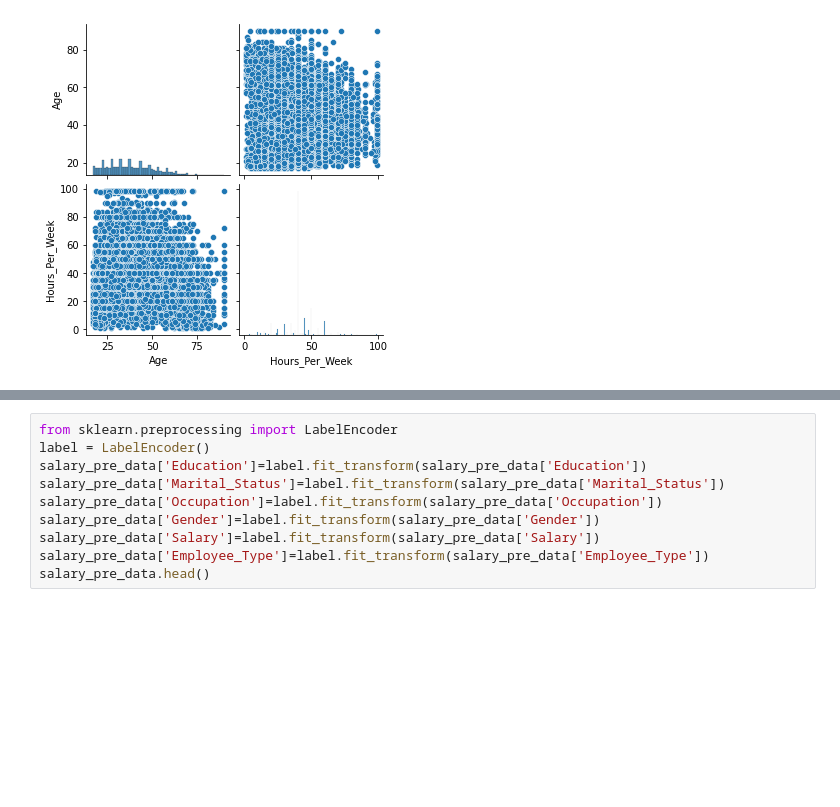
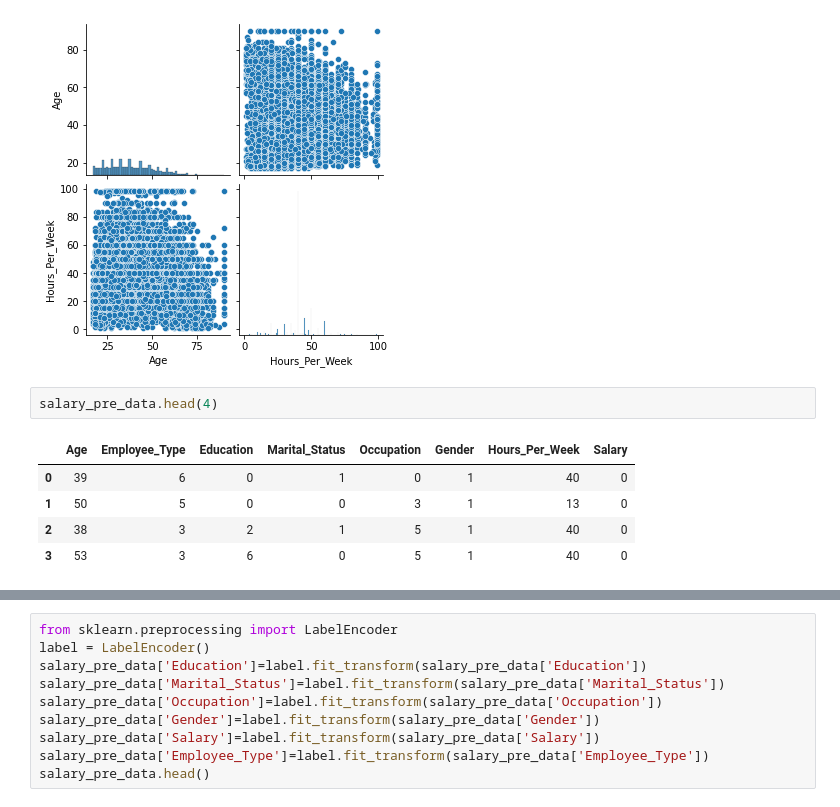
Before and after one commit to Viru9029/Salary-Price-Prediction, a Jupyter notebook: Salary_Prediction_Model_Classification.ipynb, the cells around one changed output, grey strips where cells are left out. Saved outputs shown, nothing was run; the diff lists cells and outputs as text; blank space fills up the shorter version.

```diff
--- a/Salary_Prediction_Model_Classification.ipynb
+++ b/Salary_Prediction_Model_Classification.ipynb
@@ -518,3 +526,11 @@ sns.pairplot(salary_pre_data)
 plt.show()
 # %% [output]
 [figure]
+# %%
+salary_pre_data.head(4)
+# %% [output]
+|  | Age | Employee_Type | Education | Marital_Status | Occupation | Gender | Hours_Per_Week | Salary |
+| 0 | 39 | 6 | 0 | 1 | 0 | 1 | 40 | 0 |
+| 1 | 50 | 5 | 0 | 0 | 3 | 1 | 13 | 0 |
+| 2 | 38 | 3 | 2 | 1 | 5 | 1 | 40 | 0 |
+| 3 | 53 | 3 | 6 | 0 | 5 | 1 | 40 | 0 |
```
Also changed, not shown: parts of 19 cells of this notebook, 3 other files.
